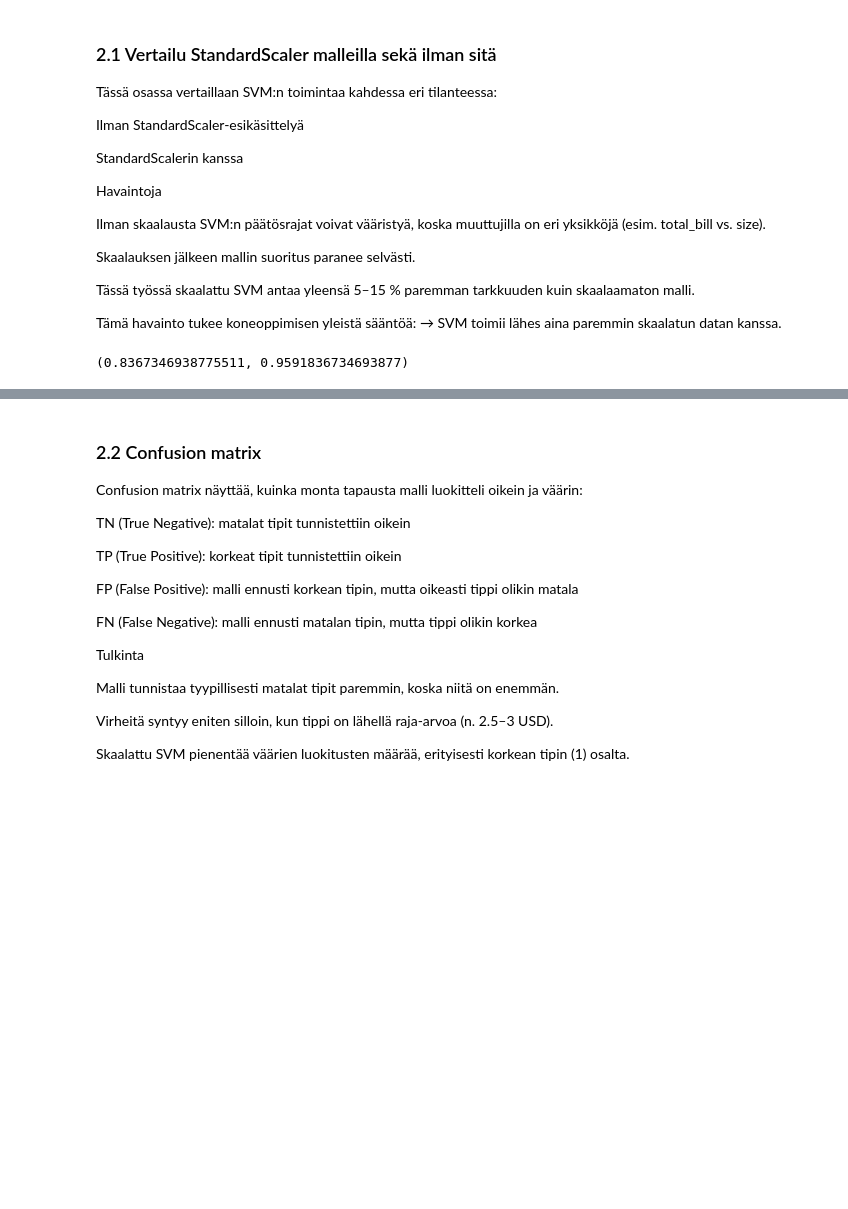
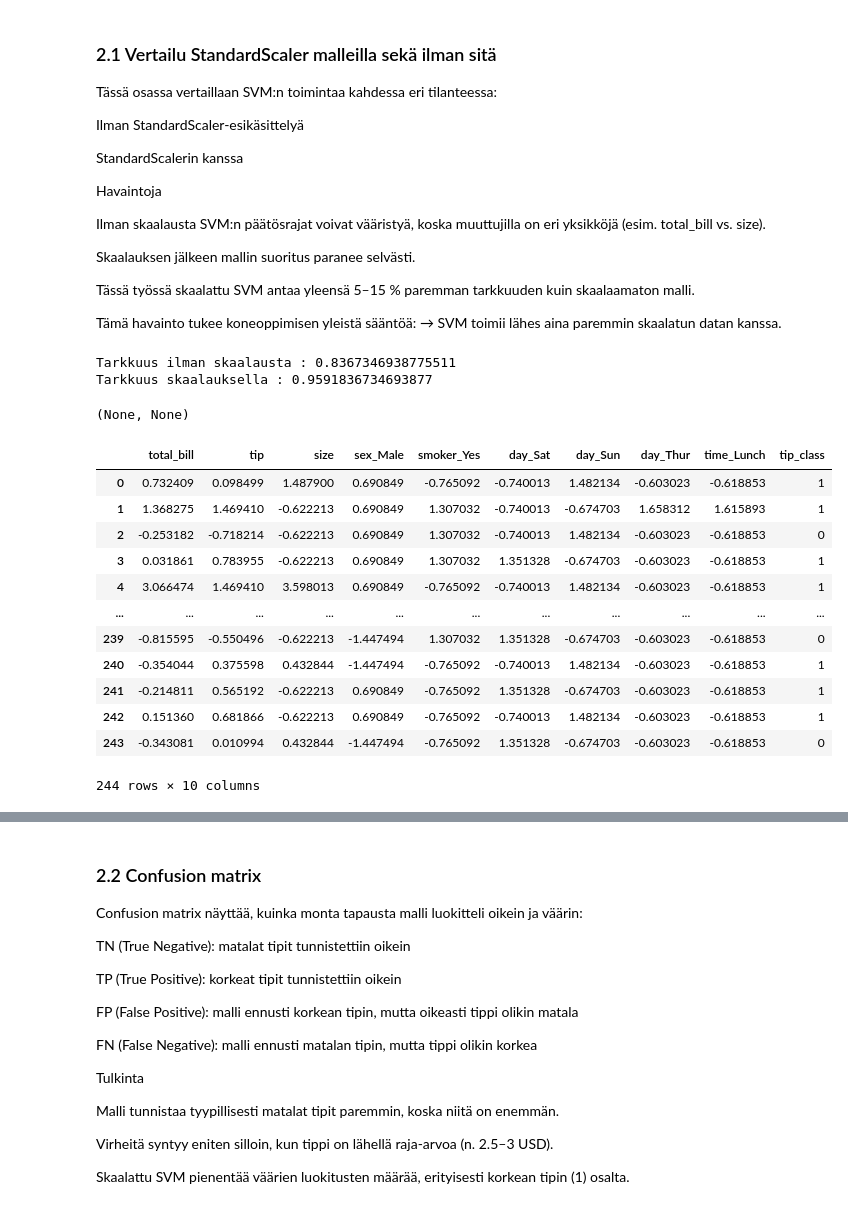
Before and after one commit to Anniinama/developMENTAL, a Jupyter notebook: Assigment 2/Assignment2_completed.ipynb, the cells around one changed output, grey strips where cells are left out. Cells and saved outputs as stored; diff of their text form; code cells hidden in the pictures; blank space fills up the shorter version.

```diff
--- a/Assigment 2/Assignment2_completed.ipynb
+++ b/Assigment 2/Assignment2_completed.ipynb
@@ -120,14 +123,41 @@ model_scaler.fit(X_train, y_train)
 pred_scaler = model_scaler.predict(X_test)
 acc_scaler = accuracy_score(y_test, pred_scaler)
 
-acc_no_scaler, acc_scaler
+print("Tarkkuus ilman skaalausta :",acc_no_scaler), print("Tarkkuus skaalauksella :",acc_scaler)
 # %% [output]
-(0.8367346938775511, 0.9591836734693877)
+Tarkkuus ilman skaalausta : 0.8367346938775511
+Tarkkuus skaalauksella : 0.9591836734693877
+(None, None)
 # %%
 from sklearn.preprocessing import StandardScaler
 from sklearn.pipeline import make_pipeline
 scaler = StandardScaler()
 scaler.fit(X_train)
 
-x_train_scaled = scaler.transform(X_train)
-x_test_scaled = scaler.transform(X_test)
+X_train_scaled = scaler.transform(X_train)
+X_test_scaled = scaler.transform(X_test)
+
+X_scaled = pd.concat([
+    pd.DataFrame(X_train_scaled, columns=X_train.columns),
+    pd.DataFrame(X_test_scaled, columns=X_test.columns)
+], ignore_index=True)
+
+y_combined = pd.concat([y_train, y_test], ignore_index=True)
+X_scaled["tip_class"] = y_combined
+
+df_encoded_scaled = X_scaled
+df_encoded_scaled
+# %% [output]
+|  | total_bill | tip | size | sex_Male | smoker_Yes | day_Sat | day_Sun | day_Thur | time_Lunch | tip_class |
+| 0 | 0.732409 | 0.098499 | 1.487900 | 0.690849 | -0.765092 | -0.740013 | 1.482134 | -0.603023 | -0.618853 | 1 |
+| 1 | 1.368275 | 1.469410 | -0.622213 | 0.690849 | 1.307032 | -0.740013 | -0.674703 | 1.658312 | 1.615893 | 1 |
+| 2 | -0.253182 | -0.718214 | -0.622213 | 0.690849 | 1.307032 | -0.740013 | 1.482134 | -0.603023 | -0.618853 | 0 |
+| 3 | 0.031861 | 0.783955 | -0.622213 | 0.690849 | 1.307032 | 1.351328 | -0.674703 | -0.603023 | -0.618853 | 1 |
+| 4 | 3.066474 | 1.469410 | 3.598013 | 0.690849 | -0.765092 | -0.740013 | 1.482134 | -0.603023 | -0.618853 | 1 |
+| ... | ... | ... | ... | ... | ... | ... | ... | ... | ... | ... |
+| 239 | -0.815595 | -0.550496 | -0.622213 | -1.447494 | 1.307032 | 1.351328 | -0.674703 | -0.603023 | -0.618853 | 0 |
+| 240 | -0.354044 | 0.375598 | 0.432844 | -1.447494 | -0.765092 | -0.740013 | 1.482134 | -0.603023 | -0.618853 | 1 |
+| 241 | -0.214811 | 0.565192 | -0.622213 | 0.690849 | -0.765092 | 1.351328 | -0.674703 | -0.603023 | -0.618853 | 1 |
+| 242 | 0.151360 | 0.681866 | -0.622213 | 0.690849 | -0.765092 | -0.740013 | 1.482134 | -0.603023 | -0.618853 | 1 |
+| 243 | -0.343081 | 0.010994 | 0.432844 | -1.447494 | -0.765092 | 1.351328 | -0.674703 | -0.603023 | -0.618853 | 0 |
+244 rows × 10 columns
```
Also changed, not shown: parts of 3 cells of this notebook.
